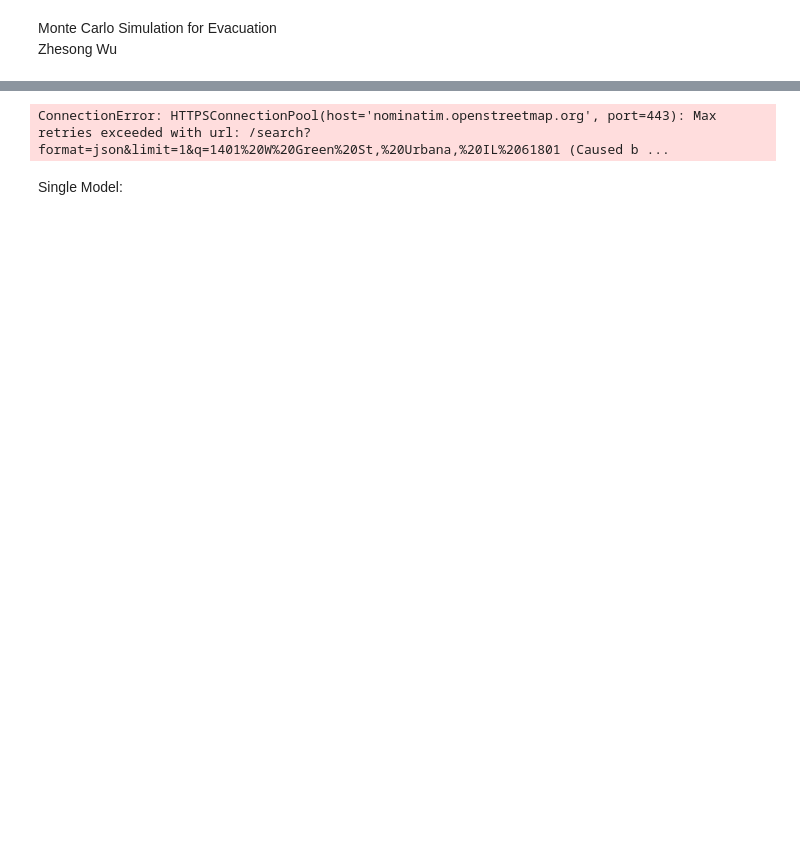
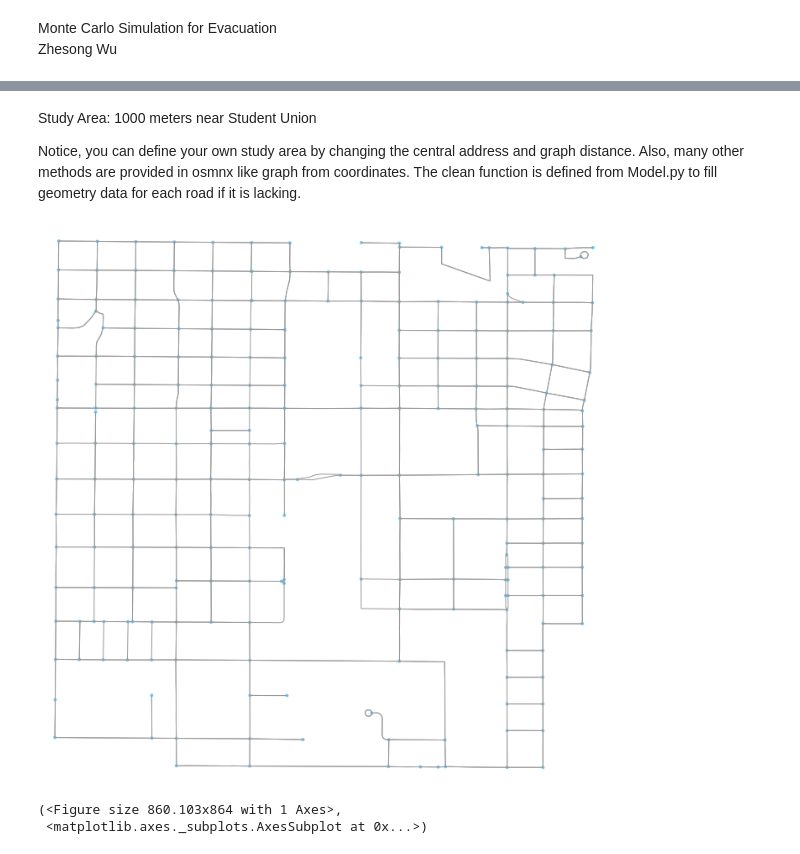
Before and after one commit to Zhesongw/final_projects, a Jupyter notebook: example.ipynb, the cells around one changed output, grey strips where cells are left out. Drawn from its saved outputs; the diff is of its cells as text; code cells hidden in the pictures; blank space fills up the shorter version.

```diff
--- a/example.ipynb
+++ b/example.ipynb
@@ -14,10 +26,15 @@ Study Area:
+# %% [markdown]
+Study Area:
+1000 meters near Student Union
+
+Notice, you can define your own study area by changing the central address and graph distance. Also, many other methods are provided in osmnx like graph from coordinates. The clean function is defined from Model.py to fill geometry data for each road if it is lacking.
 # %%
 graph_distance = 1000
 central_address = '1401 W Green St, Urbana, IL 61801'
 g = ox.graph_from_address(central_address, distance=graph_distance, distance_type='bbox', network_type='drive')
 g= clean(ox.project_graph(g))
-ox.plot_graph(g)
+ox.plot_graph(g, fig_height = 12)
 # %% [output]
+[figure, added]
-ConnectionError: HTTPSConnectionPool(host='nominatim.openstreetmap.org', port=443): Max retries exceeded with url: /search?format=json&limit=1&q=1401%20W%20Green%20St,%20Urbana,%20IL%2061801 (Caused b ...
+(<Figure size 860.103x864 with 1 Axes>,
+ <matplotlib.axes._subplots.AxesSubplot at 0x...>)
-# %% [markdown]
-Single Model:
```
Also changed, not shown: parts of 20 cells of this notebook, 3 other files.
